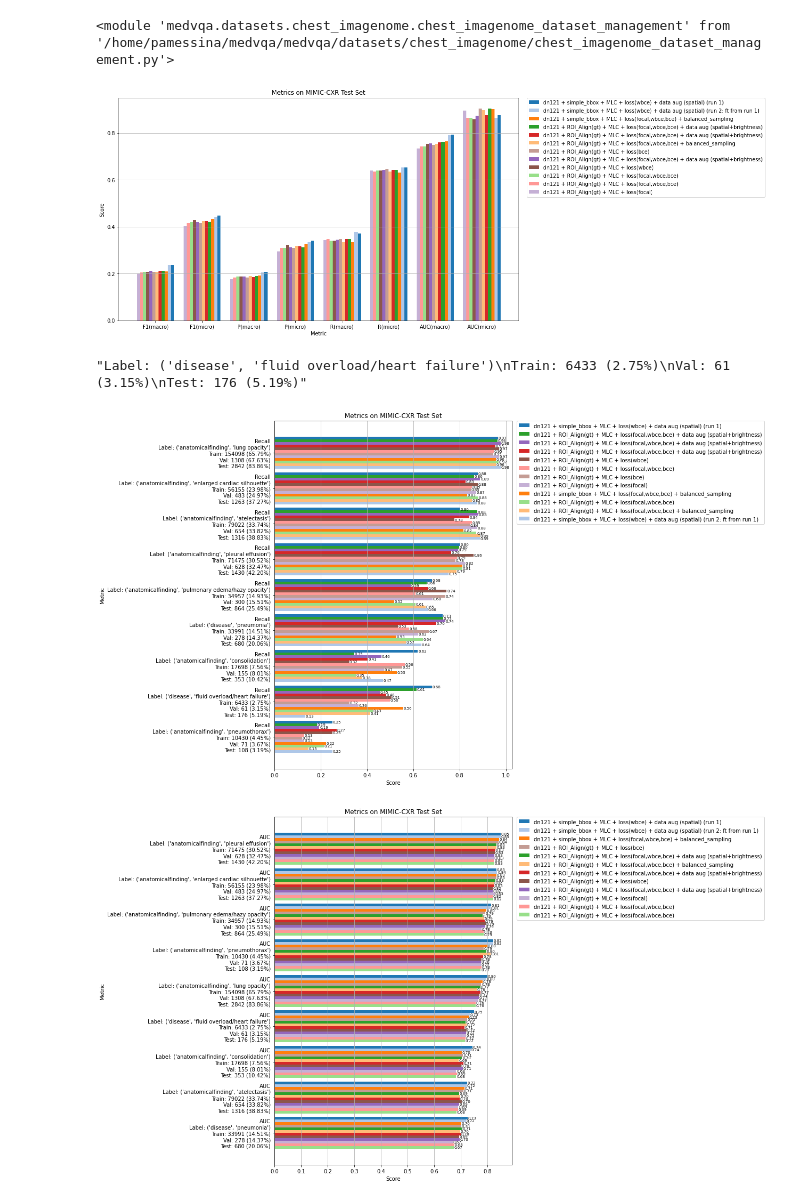
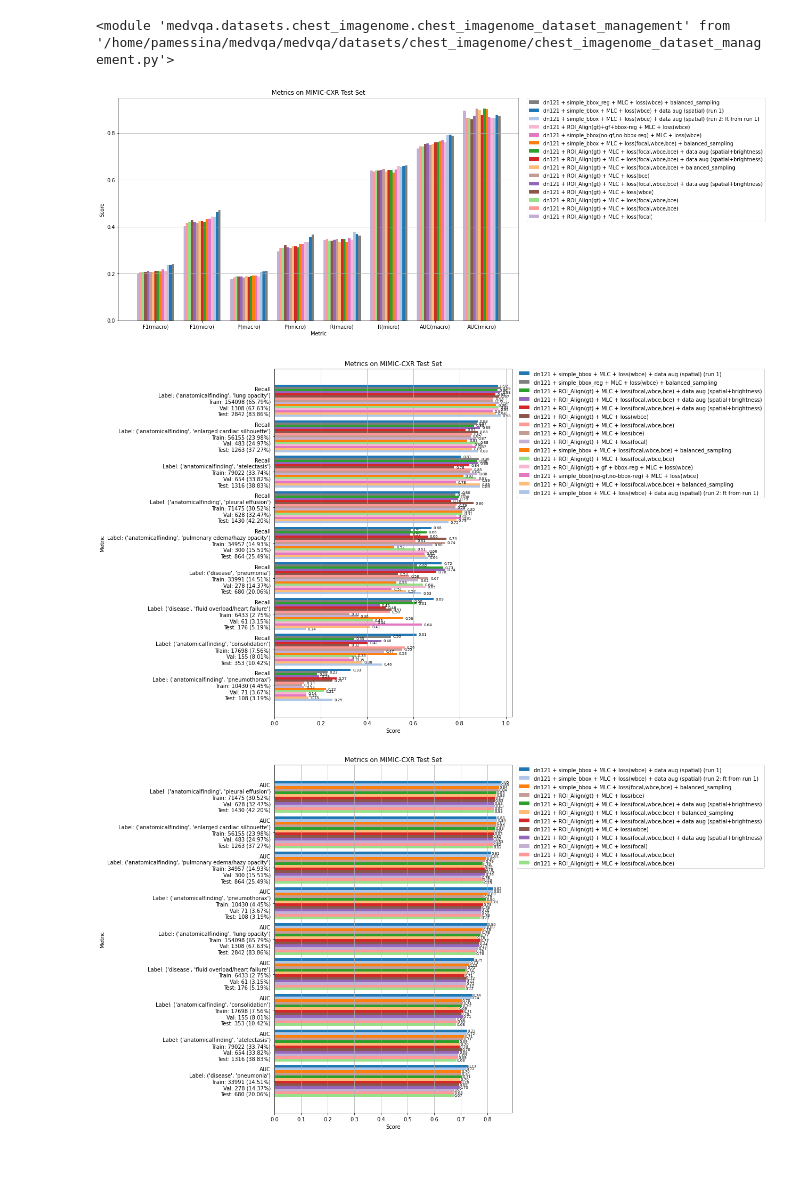
Before and after one commit to PabloMessina/MedVQA, a Jupyter notebook: medvqa/notebooks/Results Summary.ipynb, the cells around one changed output. Drawn from its saved outputs; the diff is of its cells as text; code cells hidden in the pictures; blank space fills up the shorter version.

```diff
--- a/medvqa/notebooks/Results Summary.ipynb
+++ b/medvqa/notebooks/Results Summary.ipynb
@@ -1407,6 +1466,10 @@ plot_multilabel_classification_metrics(
         df_mlc_chstimgn.loc[(df_mlc_chstimgn['timestamp'] == '20230323_002558')].iloc[0]['metrics_path'],
         df_mlc_chstimgn.loc[(df_mlc_chstimgn['timestamp'] == '20230323_000616')].iloc[0]['metrics_path'],
         df_mlc_chstimgn.loc[(df_mlc_chstimgn['timestamp'] == '20230322_235415')].iloc[0]['metrics_path'],
+
+        df_mlc_chstimgn.loc[(df_mlc_chstimgn['timestamp'] == '20230327_160546')].iloc[0]['metrics_path'],
+        df_mlc_chstimgn.loc[(df_mlc_chstimgn['timestamp'] == '20230327_151837')].iloc[0]['metrics_path'],
+        df_mlc_chstimgn.loc[(df_mlc_chstimgn['timestamp'] == '20230330_030238')].iloc[0]['metrics_path'],
     ],
     method_aliases=[
 #         '(1)  vqa(dn121+onehot+transf),mlc:gf,nl:627,bbox:v2',
@@ -1429,41 +1492,40 @@ plot_multilabel_classification_metrics(
         'dn121 + ROI_Align(gt) + MLC + loss(focal,wbce,bce)',
         'dn121 + ROI_Align(gt) + MLC + loss(focal,wbce,bce) + data aug (spatial+brightness)',
         'dn121 + ROI_Align(gt) + MLC + loss(focal)',
         'dn121 + ROI_Align(gt) + MLC + loss(wbce)',
         'dn121 + ROI_Align(gt) + MLC + loss(bce)',
+
+        'dn121 + simple_bbox(no-gf,no-bbox-reg) + MLC + loss(wbce)',
+        'dn121 + ROI_Align(gt)+gf+bbox-reg + MLC + loss(wbce)',
+        'dn121 + simple_bbox_reg + MLC + loss(wbce) + balanced_sampling',
     ],
     metric_aliases=[
         'F1(macro)',
         'F1(micro)',
         'P(macro)',
         'P(micro)',
         'R(macro)',
         'R(micro)',
         'AUC(macro)',
         'AUC(micro)',
     ],
     metric_getters=[
         lambda x:x[MetricNames.CHESTIMAGENOMELABEL_PRF1]['f1_macro_avg'],
         lambda x:x[MetricNames.CHESTIMAGENOMELABEL_PRF1]['f1_micro_avg'],
         lambda x:x[MetricNames.CHESTIMAGENOMELABEL_PRF1]['p_macro_avg'],
         lambda x:x[MetricNames.CHESTIMAGENOMELABEL_PRF1]['p_micro_avg'],
         lambda x:x[MetricNames.CHESTIMAGENOMELABEL_PRF1]['r_macro_avg'],
         lambda x:x[MetricNames.CHESTIMAGENOMELABEL_PRF1]['r_micro_avg'],
         lambda x:x[MetricNames.CHESTIMAGENOMELABELAUC]['macro_avg'],
         lambda x:x[MetricNames.CHESTIMAGENOMELABELAUC]['micro_avg'],
     ],
     dataset_name='MIMIC-CXR Test Set',
     figsize=(14, 8),
 )
 # %% [output]
-[figure, old version]
+[figure, new version]
 # %%
 from medvqa.datasets.chest_imagenome.chest_imagenome_dataset_management import get_train_val_test_summary_text_for_label
-# %%
-get_train_val_test_summary_text_for_label(
-    'fluid overload/heart failure', 'labels(min_freq=1000).pkl', 'imageId2labels(min_freq=1000).pkl')
-# %% [output]
-"Label: ('disease', 'fluid overload/heart failure')\nTrain: 6433 (2.75%)\nVal: 61 (3.15%)\nTest: 176 (5.19%)"
 # %%
 # metric = 'p'
 # metric_alias = 'Precision'
@@ -1534,6 +1596,10 @@ plot_per_class_classification_metrics(
         df_mlc_chstimgn.loc[(df_mlc_chstimgn['timestamp'] == '20230323_002558')].iloc[0],
         df_mlc_chstimgn.loc[(df_mlc_chstimgn['timestamp'] == '20230323_000616')].iloc[0],
         df_mlc_chstimgn.loc[(df_mlc_chstimgn['timestamp'] == '20230322_235415')].iloc[0],
+
+        df_mlc_chstimgn.loc[(df_mlc_chstimgn['timestamp'] == '20230327_160546')].iloc[0],
+        df_mlc_chstimgn.loc[(df_mlc_chstimgn['timestamp'] == '20230327_151837')].iloc[0],
+        df_mlc_chstimgn.loc[(df_mlc_chstimgn['timestamp'] == '20230330_030238')].iloc[0],
     ],
     method_aliases=[
 #         '(1)  vqa(dn121+onehot+transf),mlc:gf,nl:627,bbox:v2',
@@ -1558,6 +1624,10 @@ plot_per_class_classification_metrics(
         'dn121 + ROI_Align(gt) + MLC + loss(focal)',
         'dn121 + ROI_Align(gt) + MLC + loss(wbce)',
         'dn121 + ROI_Align(gt) + MLC + loss(bce)',
+
+        'dn121 + simple_bbox(no-gf,no-bbox-reg) + MLC + loss(wbce)',
+        'dn121 + ROI_Align(gt) + gf + bbox-reg + MLC + loss(wbce)',
+        'dn121 + simple_bbox_reg + MLC + loss(wbce) + balanced_sampling',
     ],
     metric_names=metric_names,
     metric_aliases=metric_aliases,
@@ -1565,7 +1635,7 @@ plot_per_class_classification_metrics(
     figsize=(8, 12),
 )
 # %% [output]
-[figure, old version]
+[figure, new version]
 # %%
 # metric = 'p'
 # metric_alias = 'Precision'
```
Also changed, not shown: parts of 50 cells of this notebook, 34 other files.
